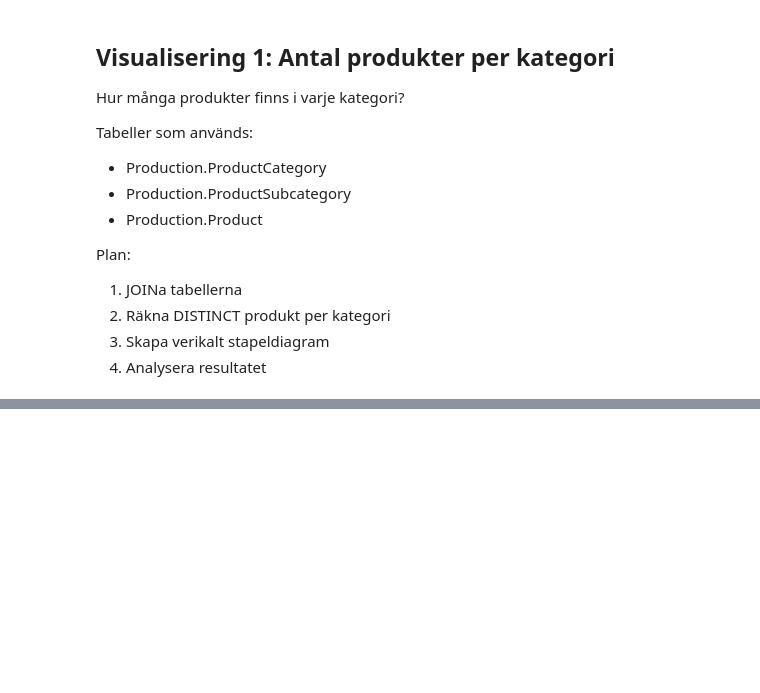
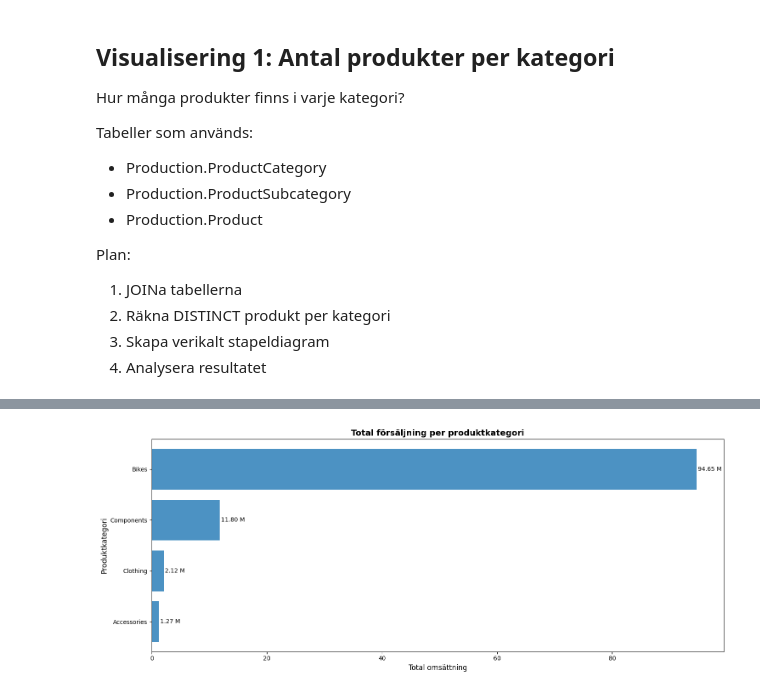
Before and after one commit to KataBeh/adventureworks-analys, a Jupyter notebook: notebooks/analys.ipynb, the cells around one changed output, grey strips where cells are left out. Cells and saved outputs as stored; diff of their text form; code cells hidden in the pictures; blank space fills up the shorter version.

```diff
--- a/notebooks/analys.ipynb
+++ b/notebooks/analys.ipynb
@@ -103,0 +113,44 @@ Detta indikerar på att företaget är stark fokuserad på komponenter och reser
+# %%
+query_vis2 = """
+SELECT
+    pc.Name AS CategoryName,
+    CAST(SUM (sod.LineTotal) AS decimal(18,2)) AS TotalOmsättning
+FROM Production.ProductCategory pc
+INNER JOIN Production.ProductSubcategory psc ON pc.ProductCategoryID = psc.ProductCategoryID
+INNER JOIN Production.Product p ON psc.ProductSubcategoryID = p.ProductSubcategoryID
+INNER JOIN Sales.SalesOrderDetail sod ON p.ProductID = sod.ProductID
+
+GROUP BY pc.Name
+ORDER BY TotalOmsättning DESC;
+"""
+
+df_vis2 = query_df(query_vis2)
+# %%
+df_vis2 = df_vis2.sort_values('TotalOmsättning', ascending = False)
+df_vis2 = df_vis2.iloc[::-1]                                            # störst överst
+
+fig, ax = plt.subplots(figsize = (15, 6))
+
+bars = ax.barh(
+    df_vis2['CategoryName'],
+    df_vis2['TotalOmsättning']/ 1_000_000,                               # i miljoner
+    alpha = 0.8
+)
+
+for bar in bars:
+    width = bar.get_width()
+    ax.text(
+        width + 0.2,
+        bar.get_y() + bar.get_height()/ 2,
+        f'{width:.2f} M',
+        va = 'center'
+    )
+
+ax.set_xlabel('Total omsättning', fontsize = 12)
+ax.set_ylabel('Produktkategori', fontsize = 12)
+ax.set_title('Total försäljning per produktkategori', fontsize= 14, fontweight = 'bold')
+
+plt.tight_layout()
+plt.show()
+# %% [output]
+[figure, added]
```
Also changed, not shown: parts of 6 cells of this notebook, 1 other file.
